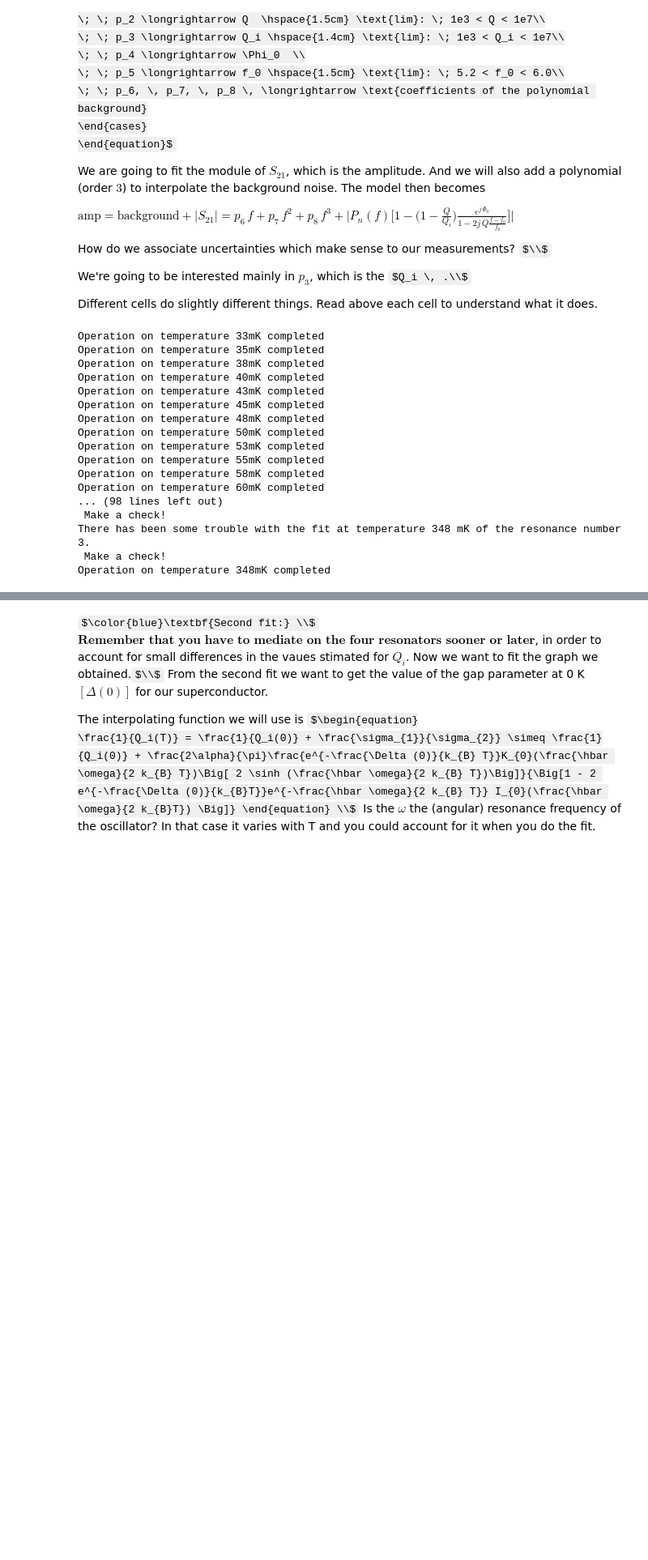
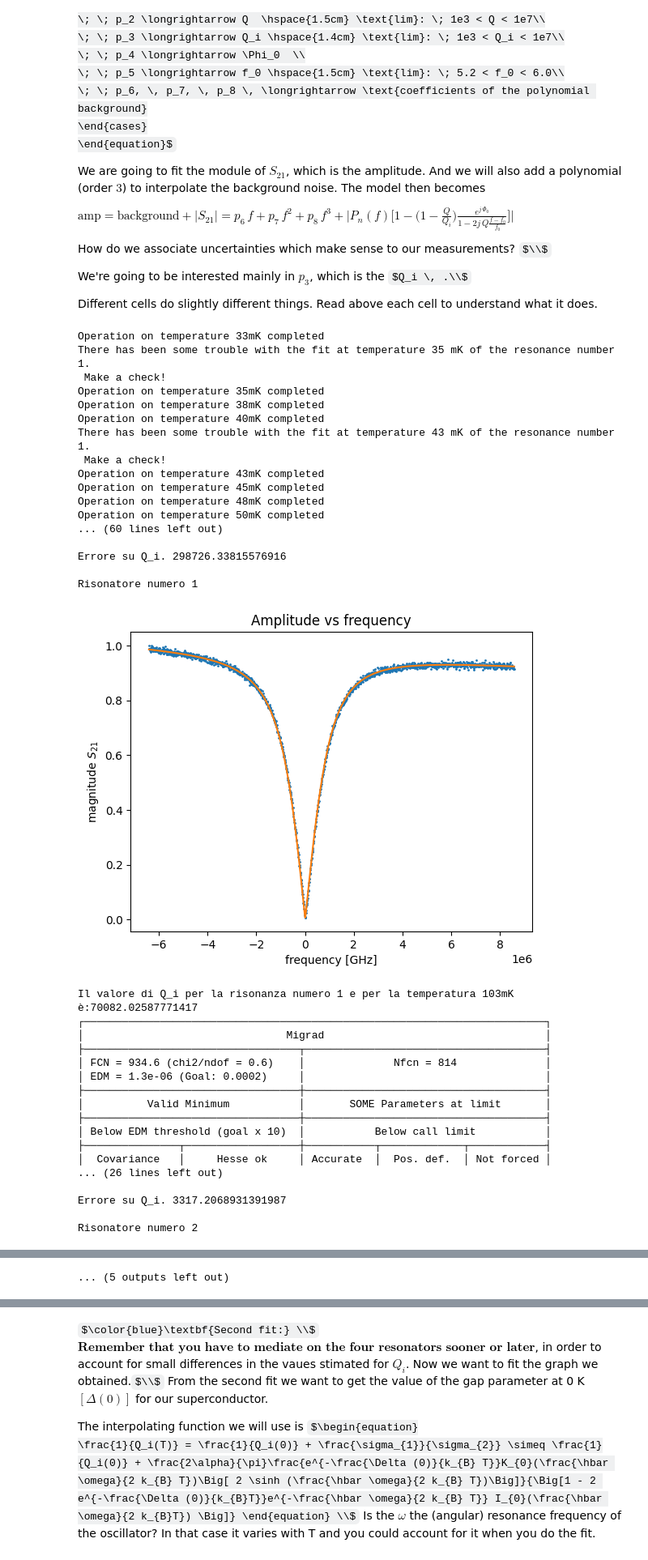
Before and after one commit to biqute/QTLab2223, a Jupyter notebook: SingleIRdetection/characterization/characterization.ipynb, the cells around one changed output, grey strips where cells are left out. Shown: that part at 81% size. Saved outputs shown, nothing was run; the diff lists cells and outputs as text; code cells hidden in the pictures; some formulas as TeX source; blank space fills up the shorter version.

```diff
--- a/SingleIRdetection/characterization/characterization.ipynb
+++ b/SingleIRdetection/characterization/characterization.ipynb
@@ -114,7 +114,7 @@ We're going to be interested mainly in $p_3$, which is the $Q_i \, .\\$
 Different cells do slightly different things. Read above each cell to understand what it does.
 # %%
 
-def fit_amp_data(f_transl, amp, amp_err, amp_model):     #Performs the fit on our data for a single resonance
+def fit_amp_data(f_transl, amp, amp_err, amp_model, k):     #Performs the fit on our data for a single resonance
     least_squares = LeastSquares(f_transl, amp, amp_err, amp_model)
     m = Minuit(least_squares, p1 = 1, p2 = 1e3, p3 =  6e4, p4 = -0.5, p5 = 0, p6 = -1e-9,  p7 = -1e-19, p8 = 0)  # starting values for our parameters
     m.limits['p2'] = (1e3, 1e7)
@@ -122,6 +122,9 @@ def fit_amp_data(f_transl, amp, amp_err, amp_model):     #Performs the fit on ou
     m.limits['p5'] = (-0.005*1e9, 0.005*1e9)
     m.limits['p6'] = (-1e-8, 1e-8)
     m.limits['p7'] = (-1e-18, 1e-18)
+    m.limits['p8'] = (-1e-25, 1e-25)
+    if (k == 0):
+        m.limits['p8'] = (-1e-23, 1e-23)
     fit = m.migrad()        #This is the command that performs the fit
     return fit, m
 
@@ -129,8 +132,8 @@ def fit_amp_data(f_transl, amp, amp_err, amp_model):     #Performs the fit on ou
 temps = np.arange(35, 120, 5)
 temps = np.append(temps, np.arange(33, 113, 5))
 temps = np.append(temps, np.arange(118, 208, 5))
-temps = np.append(temps, np.arange(208, 258, 10))
-temps = np.append(temps, np.arange(278, 358, 10))
+temps = np.append(temps, np.arange(208, 288, 10))
+#temps = np.append(temps, np.arange(288, 358, 10))
 
 temps = np.sort(temps)
 
@@ -141,6 +144,9 @@ date = np.array(['Feb_16_2023-15_10_57', 'Feb_17_2023-17_42_07','Feb_16_2023-16_
 j = 0           # index that counts the temperatures
 res_freqs = np.zeros(4)
 
+#Here we can eventually examine some specific cases for certain temperatures, or simply analize a random sample of two
+
+select = np.random.choice(temps, 2)
 
 for temp in temps:
     i = 0
@@ -177,7 +183,7 @@ for temp in temps:
             amp_err = 0.01 * np.ones(len(f))
 
         # Perform the fit of the resonance profile with our model
-        fit, m = fit_amp_data(f_transl, amp, amp_err, amp_model)
+        fit, m = fit_amp_data(f_transl, amp, amp_err, amp_model, k)
         valid, accurate = fit_check(m)
         if(valid == False or accurate == False):
             print('There has been some trouble with the fit at temperature ' + str(temp) + ' mK of the resonance number ' + str(k+1) +'. \n Make a check!' )
@@ -185,42 +191,58 @@ for temp in temps:
         error_p3 = fit.errors["p3"]
         Q_i_err[j][k] = error_p3
 
-        #Here we can eventually examine some specific cases for certain temperatures
-
-        '''if (temp==45 or temp == 75 or temp == 115):
+        if (temp == select[0] or temp == select[1]):
             print('Il valore di Q_i per la risonanza numero ' + str(1) + ' e per la temperatura ' + str(temp) + 'mK è:' + str(Q_i[j][k]))
             print(fit)
             print('Errore su p3. ' + str(error_p3) + '\n')
             print('Errore su Q_i. ' + str(Q_i_err[j][k]) + '\n')
             print('Risonatore numero', str(k+1))
             plot_data_and_fit(f_transl, amp, amp_model(f_transl, *m.values))
             #print('The value of Qi for the resonator number ' + str(k + 1) + ' is: ' + str(Q_i[k]))'''
 
         if temp == min(temps):
             res_freqs[k] = f_min
 
     print('Operation on temperature ' + str(temp) + 'mK completed')
     h5file.close()
     j += 1
 
 inv_Q_i = 1 / Q_i
 inv_Q_i_err = Q_i_err / Q_i / Q_i
 temps = 1e-3*temps      # we have to rescale the temperatures because they have to be expressed in Kelvins (and not mK) when we want to fit
 # %% [output]
 Operation on temperature 33mK completed
+There has been some trouble with the fit at temperature 35 mK of the resonance number 1.
+ Make a check!
 Operation on temperature 35mK completed
 Operation on temperature 38mK completed
 Operation on temperature 40mK completed
+There has been some trouble with the fit at temperature 43 mK of the resonance number 1.
+ Make a check!
 Operation on temperature 43mK completed
 Operation on temperature 45mK completed
 Operation on temperature 48mK completed
 Operation on temperature 50mK completed
-Operation on temperature 53mK completed
-Operation on temperature 55mK completed
-Operation on temperature 58mK completed
-Operation on temperature 60mK completed
-... (98 lines left out)
- Make a check!
-There has been some trouble with the fit at temperature 348 mK of the resonance number 3.
- Make a check!
-Operation on temperature 348mK completed
+... (60 lines left out)
+
+Errore su Q_i. 298726.33815576916
+
+Risonatore numero 1
+[figure, added]
+Il valore di Q_i per la risonanza numero 1 e per la temperatura 103mK è:70082.02587771417
+┌─────────────────────────────────────────────────────────────────────────┐
+│                                Migrad                                   │
+├──────────────────────────────────┬──────────────────────────────────────┤
+│ FCN = 934.6 (chi2/ndof = 0.6)    │              Nfcn = 814              │
+│ EDM = 1.3e-06 (Goal: 0.0002)     │                                      │
+├──────────────────────────────────┼──────────────────────────────────────┤
+│          Valid Minimum           │       SOME Parameters at limit       │
+├──────────────────────────────────┼──────────────────────────────────────┤
+│ Below EDM threshold (goal x 10)  │           Below call limit           │
+├───────────────┬──────────────────┼───────────┬─────────────┬────────────┤
+│  Covariance   │     Hesse ok     │ Accurate  │  Pos. def.  │ Not forced │
+... (26 lines left out)
+
+Errore su Q_i. 3317.2068931391987
+
+Risonatore numero 2
@@ -227,3 +322,4 @@ Operation on temperature 348mK completed
+... (5 outputs left out)
 # %%
 #Use this cell to get a preview of the 1/Q_i distribution vs temperature. In order to fit this data, use the following cell.
 
```
Also changed, not shown: parts of 5 cells of this notebook.
